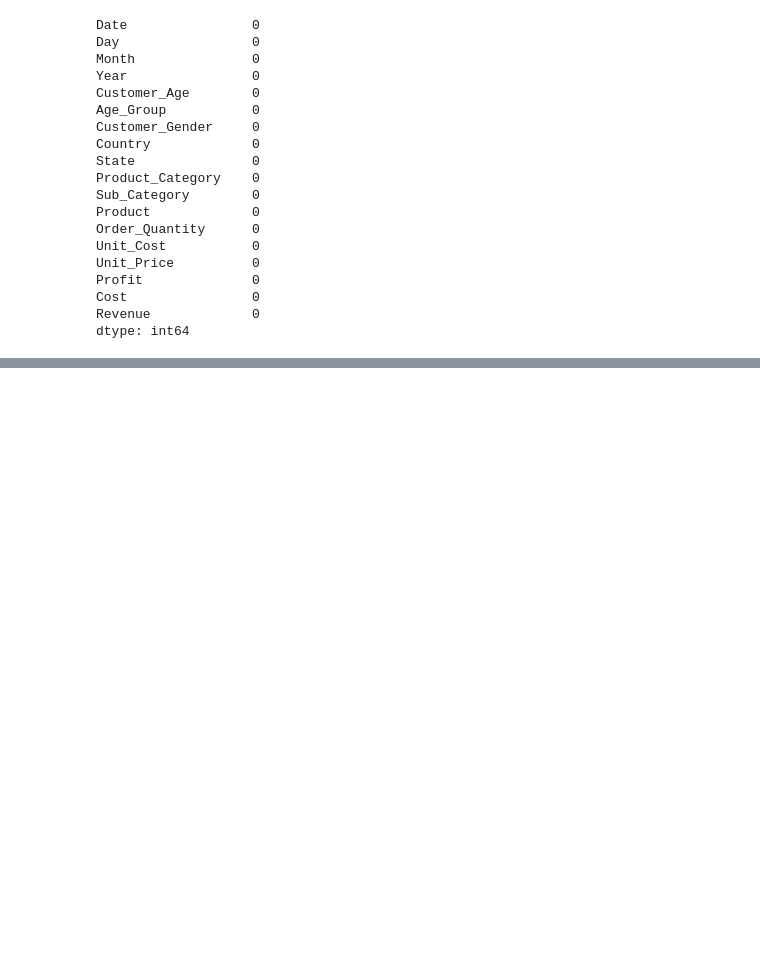
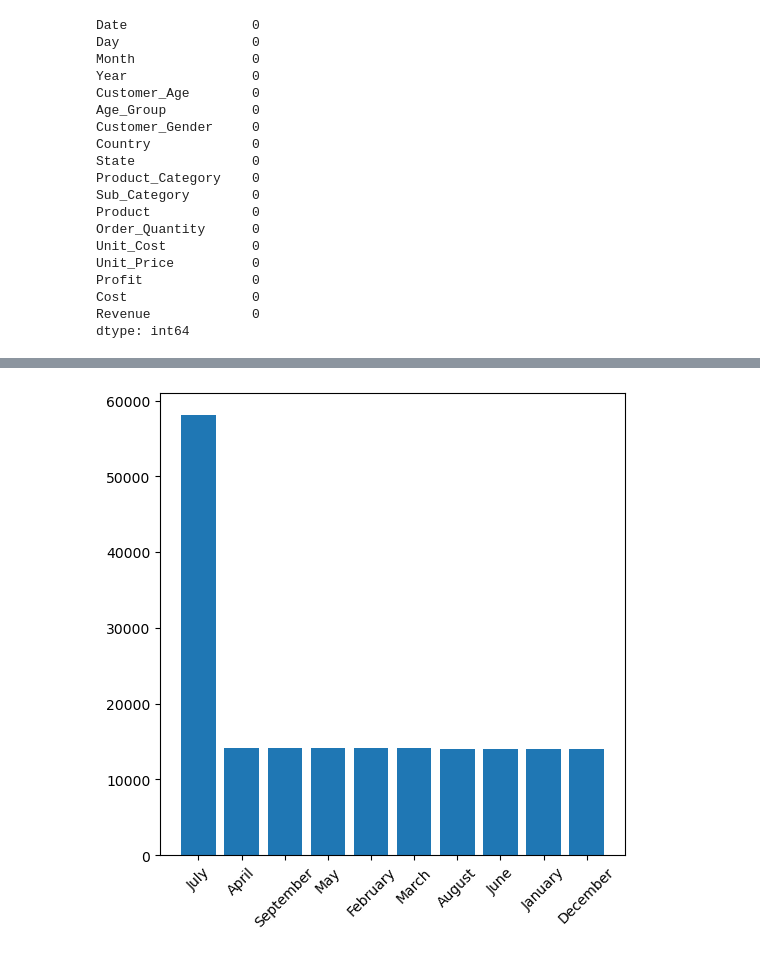
Before and after one commit to sulavg50-ux/Self_data_analysis, a Jupyter notebook: sales.ipynb, the cells around one changed output, grey strips where cells are left out. Cells and saved outputs as stored; diff of their text form; code cells hidden in the pictures; blank space fills up the shorter version.

```diff
--- a/sales.ipynb
+++ b/sales.ipynb
@@ -94,0 +99,6 @@ sales.head(5)
+# %%
+import pandas as pd
+
+sales = pd.read_csv('sales.csv')
+
+print(sales.columns.tolist())
@@ -94,0 +107,2 @@ sales.head(5)
+# %%
+sales=sales[['Revenue','Month','Year']]
@@ -94,0 +141,8 @@ sales.head(5)
+# %%
+s1=sales.head(30)
+plt.figure(figsize=(6,6))
+plt.bar(s1['Month'],s1['Revenue'])
+plt.xticks(rotation=45)
+plt.show()
+# %% [output]
+[figure, added]
```
Also changed, not shown: parts of 47 cells of this notebook.
